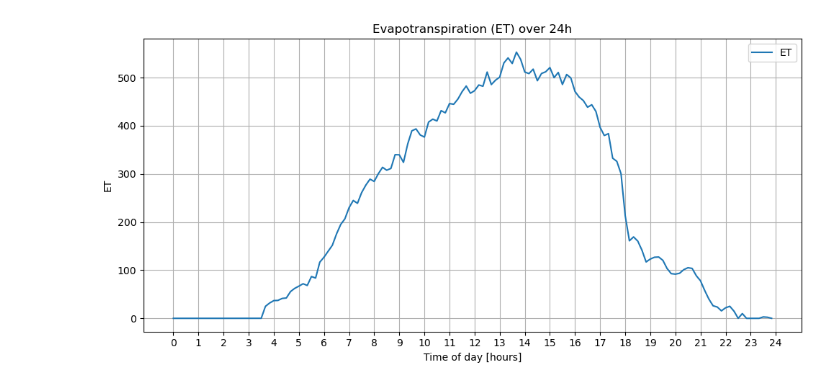
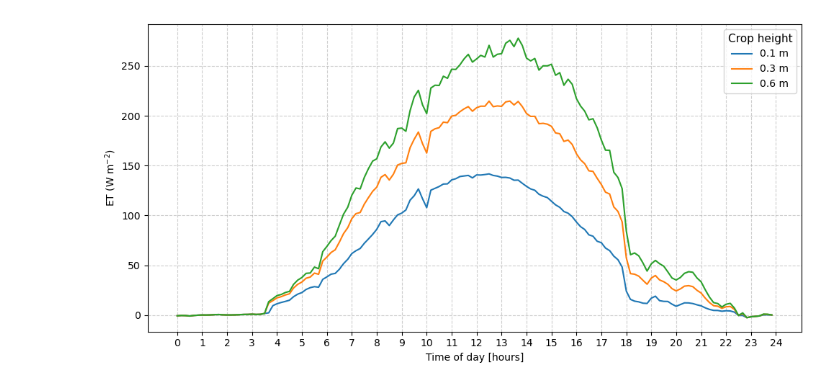
Before and after one commit to SisterPeanut/Turbulence_course, a Jupyter notebook: Main_data2.ipynb, the cells around one changed output. Drawn from its saved outputs; the diff is of its cells as text; code cells hidden in the pictures.

```diff
--- a/Main_data2.ipynb
+++ b/Main_data2.ipynb
@@ -55,7 +57,7 @@ r_s = r_l/LAI_active #
 # help functions
 
 def pottemp_to_temp(theta):
-    T=theta * 1**0.286
+    T=theta * (p/1000)**0.286
     return T
 
 
@@ -68,7 +70,7 @@ def vapour_pressure_deficit(T):
 
 # slope of the saturation curve
 def gradient_e_s (e_s,T):
-    delta=e_s * 17.63 * T / (237.3 + T)**2
+    delta= e_s * 4097.871 / (237.3 + T)**2
     return delta
 # %%
 # Temperature at level z_1
@@ -78,30 +80,46 @@ e_sa= vapour_pressure_deficit(T_1) # use temperature at the lowest level to find
 delta= gradient_e_s(e_s, T_1)
 # %%
 # Penman eq
+ET = np.zeros((len(heights), len(R)), dtype=float)
 
-# Replace NaN with np.inf so divisions go to 0
-r_a = np.where(np.isnan(r_a), np.inf, r_a)
+for idx, h in enumerate(heights):
+    # Leaf area and resistance
+    d = 0.65*h
+    LAI = LAI_max * (h / h_max)**n
+    LAI_active = 0.5 * LAI
+    r_s = r_l / LAI_active
+    r_a = r_a_list[idx]
 
-ET= delta * (R-G) + rho * c_p * e_sa/r_a  / ( delta + gamma * (1 + r_s/ r_a) )
+    # replace NaNs in r_a with infinity
+    r_a = np.where(np.isnan(r_a), np.inf, r_a)
+
+    ET[idx, :] = delta * (R-G) + rho * c_p * e_sa/r_a  / ( delta + gamma * (1 + r_s/ r_a) )
 # %%
-import numpy as np
-import matplotlib.pyplot as plt
-
 # Continuous time axis in hours (0–24 in 10 min steps)
 time_hours = np.arange(0, 24, 10/60)   # 144 points
 
+
 plt.figure(figsize=(10,5))
-plt.plot(time_hours, ET, label="ET")
+
+
+for idx, h in enumerate(heights):
+    plt.plot(
+        time_hours, ET[idx, :],
+        label=f"{h:.1f} m",
+        linewidth=1.5,
+    )
+
 plt.xlabel("Time of day [hours]")
-plt.ylabel("ET")
-plt.title("Evapotranspiration (ET) over 24h")
+plt.ylabel("ET (W m$^{-2}$)")
+#plt.title("Evapotranspiration (ET) over 24h")
 plt.grid(True)
 
 # Show ticks every hour
 plt.xticks(range(0, 25, 1))
+plt.legend(title="Crop height", fontsize=10, title_fontsize=11, loc="upper right")
+plt.grid(True, linestyle="--", alpha=0.6)
 
-plt.legend()
 plt.tight_layout()
 plt.show()
 # %% [output]
-[figure, old version]
+[figure, new version]
```
Also changed, not shown: parts of 6 cells of this notebook, 1 other file.
